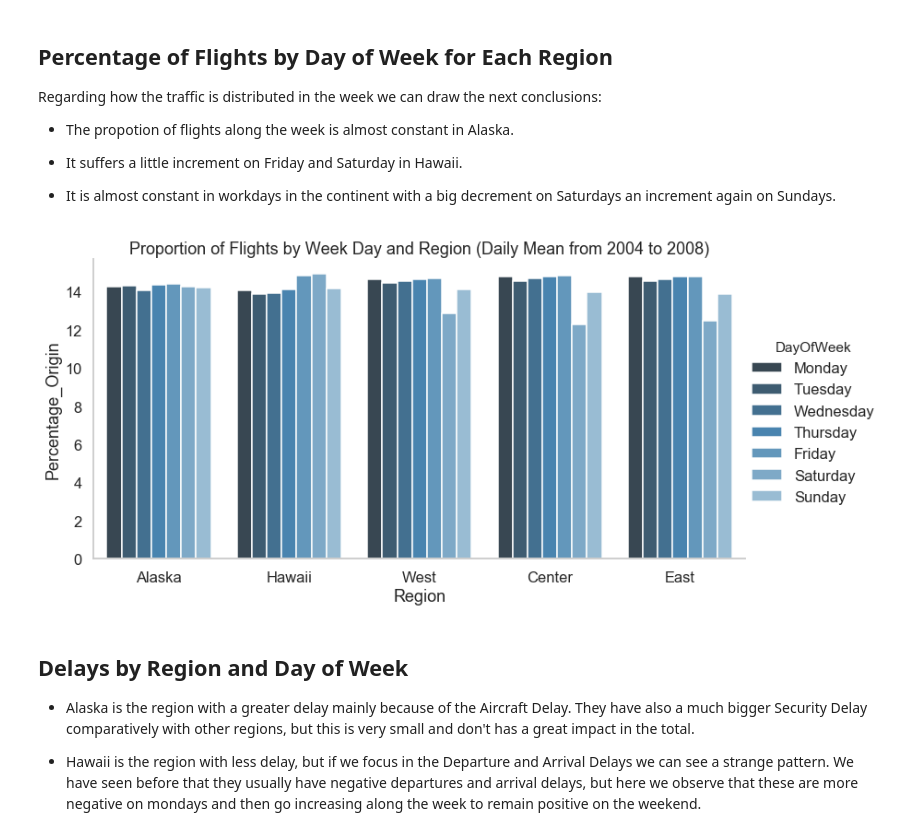
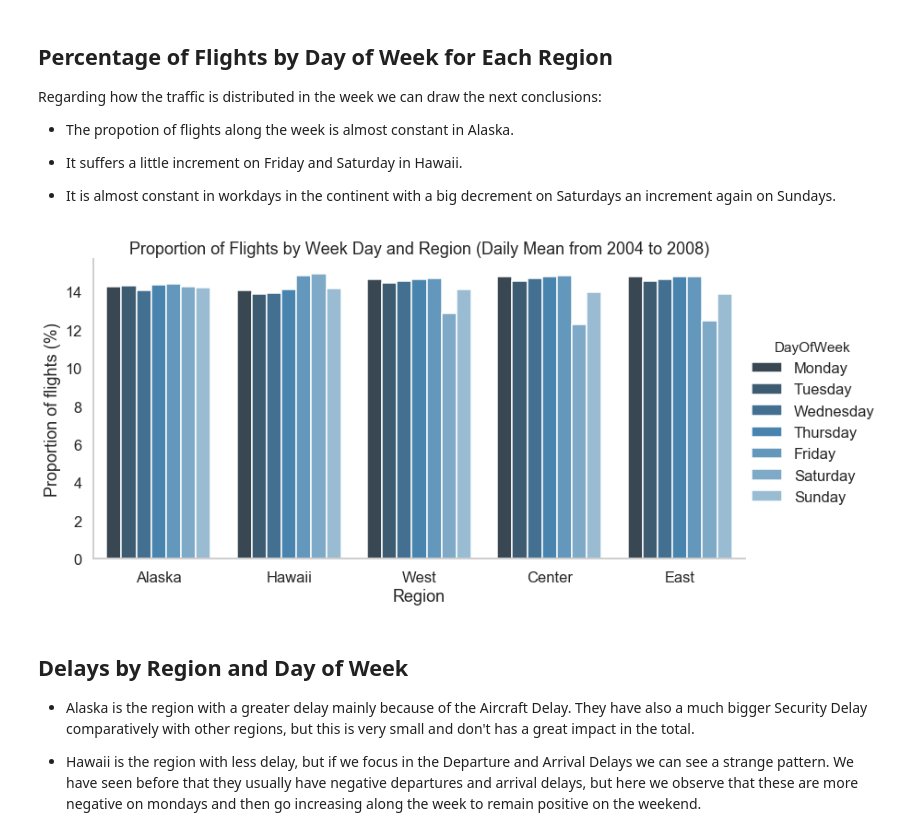
Before and after one commit to jmiraal/Exploration_of_US_Flights, a Jupyter notebook: exploration_us_flights_Part2.ipynb, the cells around one changed output. Drawn from its saved outputs; the diff is of its cells as text; code cells hidden in the pictures.

```diff
--- a/exploration_us_flights_Part2.ipynb
+++ b/exploration_us_flights_Part2.ipynb
@@ -349,12 +349,13 @@ Regarding how the traffic is distributed in the week we can draw the next conclu
 # %%
 sns.set_palette("Blues_d", 7);
 
 g = sns.catplot(x='Region', y='Percentage_Origin',
                    hue='DayOfWeek', data=df_origin_by_day_pcts,
                    kind='bar', height=5.5, aspect=2, legend_out=True)
+plt.ylabel('Proportion of flights (%)')
 plt.title('Proportion of Flights by Week Day and Region (Daily Mean from 2004 to 2008)');
 # %% [output]
-[figure, old version]
+[figure, new version]
 # %%
 #we get a new copy of tthe dataset df_origins filtered by year and grouped bu region and day of week
 df_origin_by_day = df_origins.query('Date >= "2004-01-01"').groupby([ 'Region', 'DayOfWeek']).mean()
```
Also changed, not shown: parts of 9 cells of this notebook.
